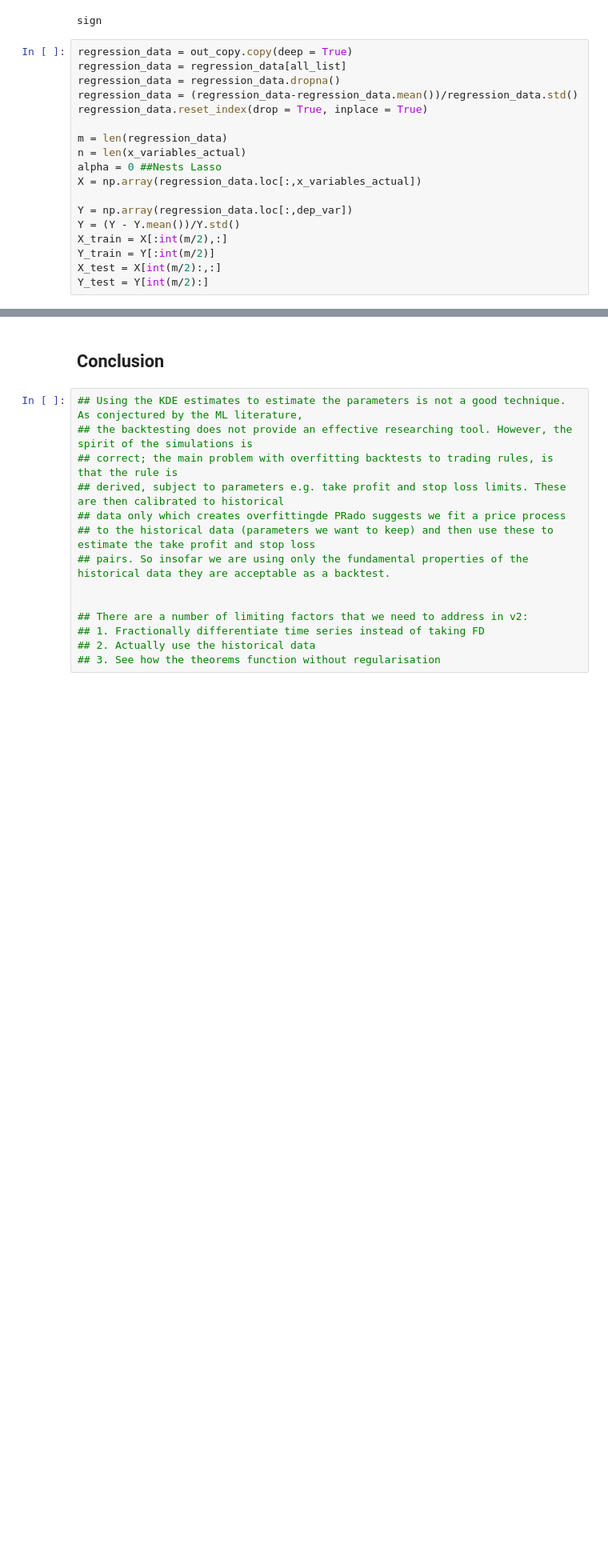
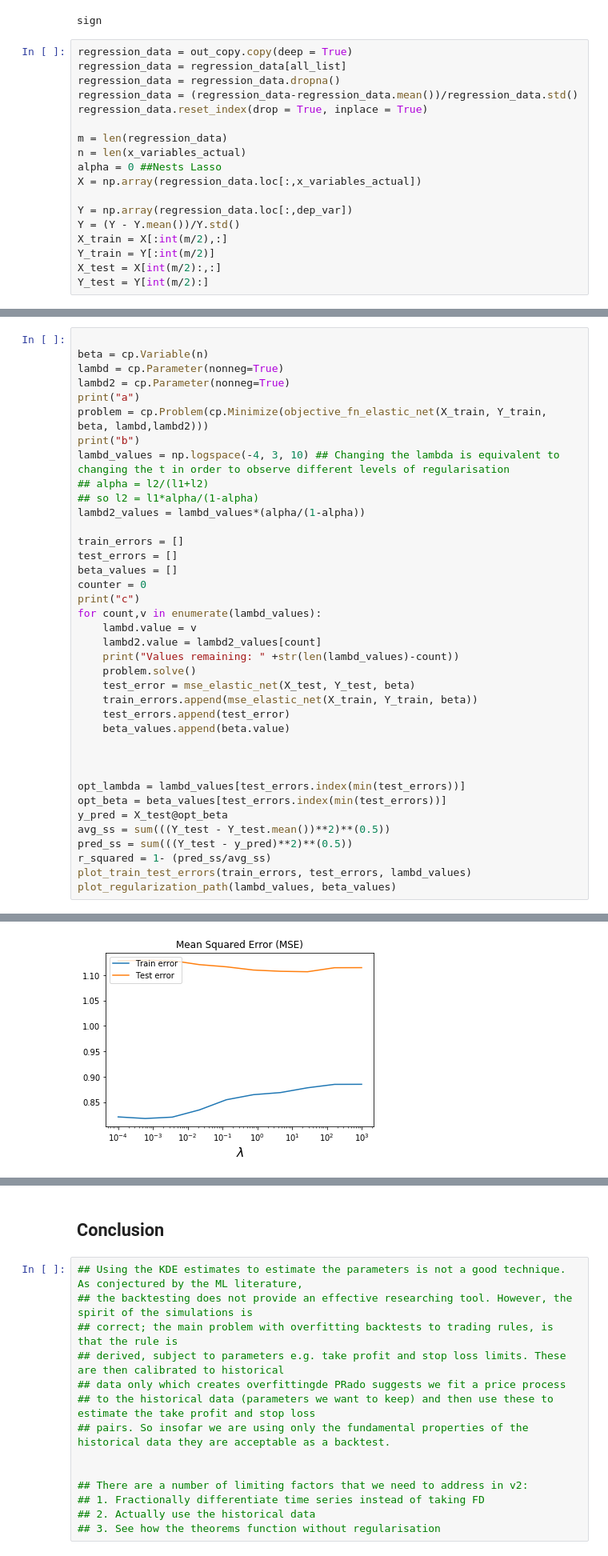
Before and after one commit to HugoLu88/Strategy-creation, a Jupyter notebook: strategy_elastic_net_v2.ipynb, the cells around one changed output, grey strips where cells are left out. Shown at 80% size. Cells and saved outputs as stored; diff of their text form; blank space fills up the shorter version.

```diff
--- a/strategy_elastic_net_v2.ipynb
+++ b/strategy_elastic_net_v2.ipynb
@@ -859,0 +817,39 @@ NameError: name 'plot_train_test_errors' is not defined
+# %%
+
+beta = cp.Variable(n)
+lambd = cp.Parameter(nonneg=True)
+lambd2 = cp.Parameter(nonneg=True)
+print("a")
+problem = cp.Problem(cp.Minimize(objective_fn_elastic_net(X_train, Y_train, beta, lambd,lambd2)))
+print("b")
+lambd_values = np.logspace(-4, 3, 10) ## Changing the lambda is equivalent to changing the t in order to observe different levels of regularisation
+## alpha = l2/(l1+l2)
+## so l2 = l1*alpha/(1-alpha)
+lambd2_values = lambd_values*(alpha/(1-alpha))
+
+train_errors = []
+test_errors = []
+beta_values = []
+counter = 0
+print("c")
+for count,v in enumerate(lambd_values):
+    lambd.value = v
+    lambd2.value = lambd2_values[count]
+    print("Values remaining: " +str(len(lambd_values)-count))
+    problem.solve()
+    test_error = mse_elastic_net(X_test, Y_test, beta)
+    train_errors.append(mse_elastic_net(X_train, Y_train, beta))
+    test_errors.append(test_error)
+    beta_values.append(beta.value)
+
+
+
+opt_lambda = lambd_values[test_errors.index(min(test_errors))]
+opt_beta = beta_values[test_errors.index(min(test_errors))]
+y_pred = X_test@opt_beta
+avg_ss = sum(((Y_test - Y_test.mean())**2)**(0.5))
+pred_ss = sum(((Y_test - y_pred)**2)**(0.5))
+r_squared = 1- (pred_ss/avg_ss)
+plot_train_test_errors(train_errors, test_errors, lambd_values)
+plot_regularization_path(lambd_values, beta_values)
+# %% [output]
@@ -859,0 +869 @@ NameError: name 'plot_train_test_errors' is not defined
+[figure, added]
```
Also changed, not shown: parts of 10 cells of this notebook.
